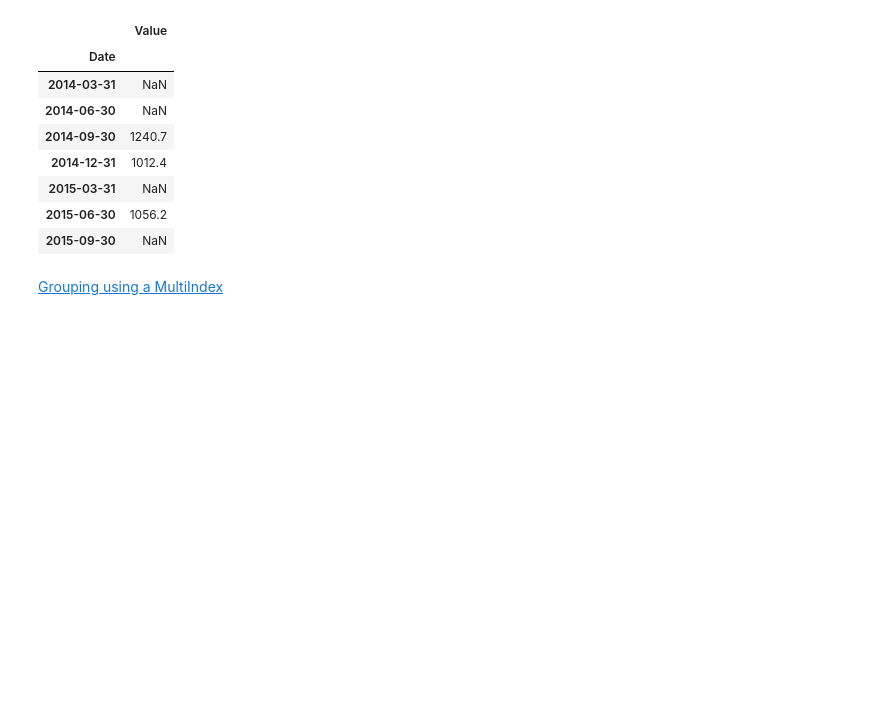
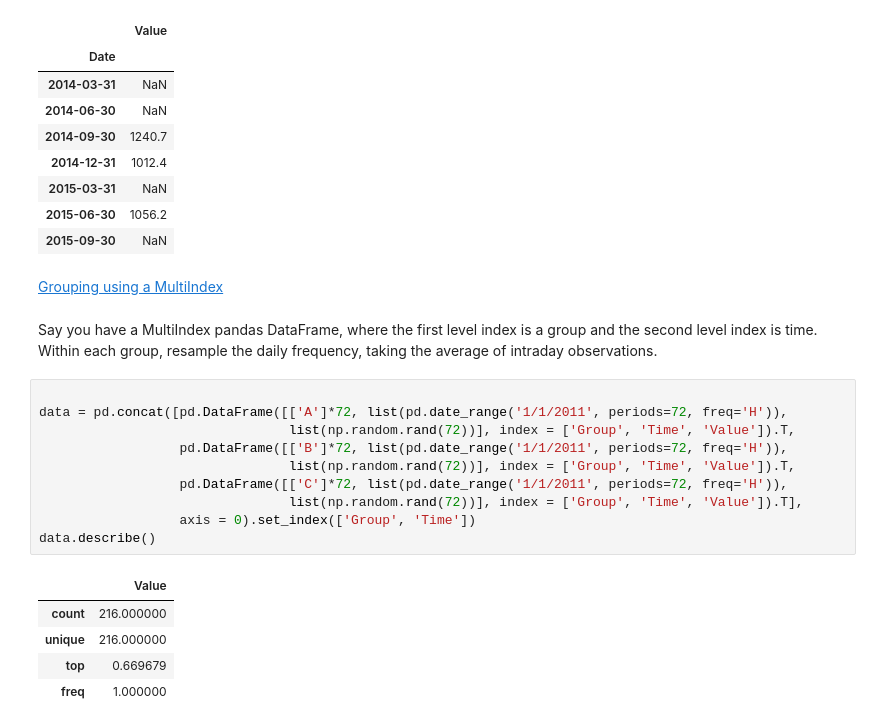
Before and after one commit to bgroveben/python3_machine_learning_projects, a Jupyter notebook: learn_kaggle/pandas/pandas_cookbook.ipynb, the cells around one changed output. Saved outputs shown, nothing was run; the diff lists cells and outputs as text; blank space fills up the shorter version.

```diff
--- a/learn_kaggle/pandas/pandas_cookbook.ipynb
+++ b/learn_kaggle/pandas/pandas_cookbook.ipynb
@@ -1885,3 +1885,22 @@ gpy.agg(lambda x: np.nan if (np.isnan(x).any() or len(x)<3) else x.sum())
 | 2015-09-30 | NaN |
 # %% [markdown]
 [Grouping using a MultiIndex](https://stackoverflow.com/questions/41483763/pandas-timegrouper-on-multiindex)
+# %% [markdown]
+Say you have a MultiIndex pandas DataFrame, where the first level index is a group and the second level index is time.
+Within each group, resample the daily frequency, taking the average of intraday observations.
+# %%
+
+data = pd.concat([pd.DataFrame([['A']*72, list(pd.date_range('1/1/2011', periods=72, freq='H')),
+                                list(np.random.rand(72))], index = ['Group', 'Time', 'Value']).T,
+                  pd.DataFrame([['B']*72, list(pd.date_range('1/1/2011', periods=72, freq='H')),
+                                list(np.random.rand(72))], index = ['Group', 'Time', 'Value']).T,
+                  pd.DataFrame([['C']*72, list(pd.date_range('1/1/2011', periods=72, freq='H')),
+                                list(np.random.rand(72))], index = ['Group', 'Time', 'Value']).T],
+                  axis = 0).set_index(['Group', 'Time'])
+data.describe()
+# %% [output]
+|  | Value |
+| count | 216.000000 |
+| unique | 216.000000 |
+| top | 0.669679 |
+| freq | 1.000000 |
```
Also changed, not shown: parts of 33 cells of this notebook.
